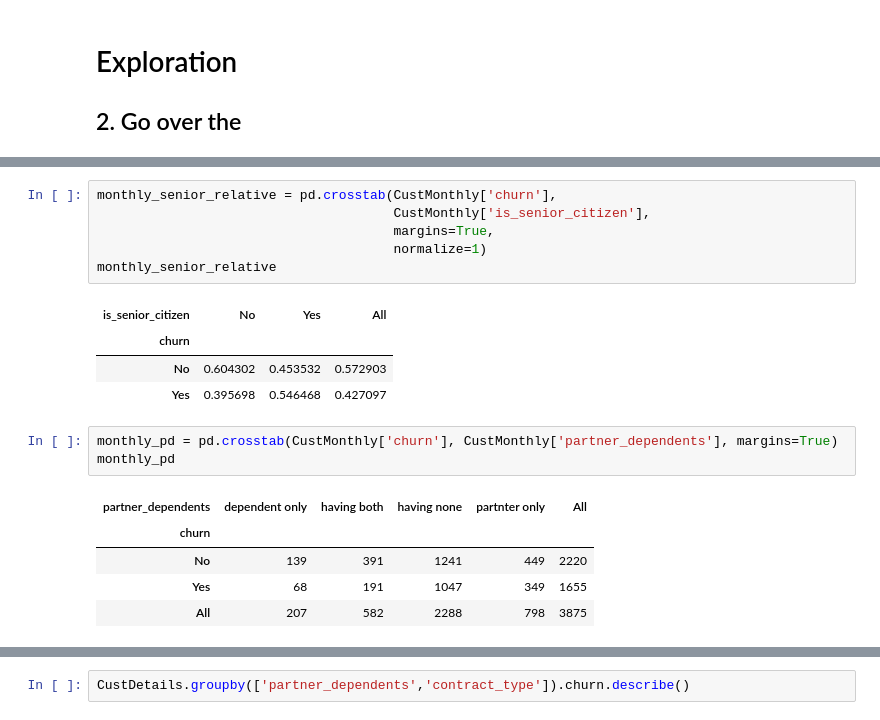
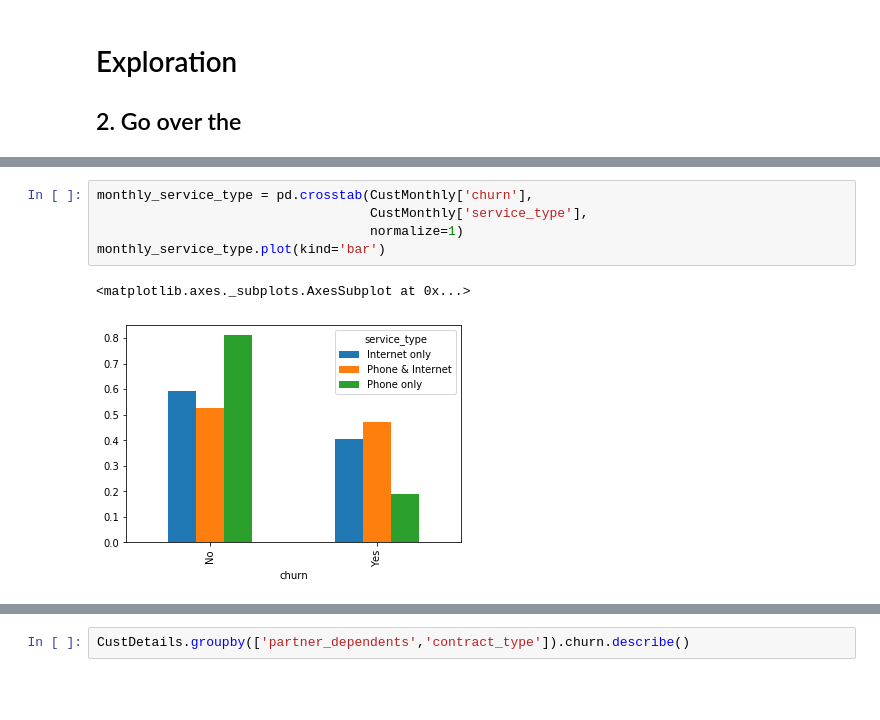
Before and after one commit to Yongliang-Shi/numpy-pandas-visualization-exercises, a Jupyter notebook: storytelling_project.ipynb, the cells around one changed output, grey strips where cells are left out. Drawn from its saved outputs; the diff is of its cells as text; blank space fills up the shorter version.

```diff
--- a/storytelling_project.ipynb
+++ b/storytelling_project.ipynb
@@ -466,20 +510,8 @@ monthly_senior
 # %%
-monthly_senior_relative = pd.crosstab(CustMonthly['churn'],
-                                      CustMonthly['is_senior_citizen'],
-                                      margins=True,
-                                      normalize=1)
-monthly_senior_relative
+monthly_service_type = pd.crosstab(CustMonthly['churn'],
+                                   CustMonthly['service_type'],
+                                   normalize=1)
+monthly_service_type.plot(kind='bar')
 # %% [output]
-| is_senior_citizen | No | Yes | All |
-| churn |  |  |  |
-| No | 0.604302 | 0.453532 | 0.572903 |
-| Yes | 0.395698 | 0.546468 | 0.427097 |
+<matplotlib.axes._subplots.AxesSubplot at 0x...>
+[figure, added]
-# %%
-monthly_pd = pd.crosstab(CustMonthly['churn'], CustMonthly['partner_dependents'], margins=True)
-monthly_pd
-# %% [output]
-| partner_dependents | dependent only | having both | having none | partnter only | All |
-| churn |  |  |  |  |  |
-| No | 139 | 391 | 1241 | 449 | 2220 |
-| Yes | 68 | 191 | 1047 | 349 | 1655 |
-| All | 207 | 582 | 2288 | 798 | 3875 |
```
Also changed, not shown: parts of 29 cells of this notebook.
